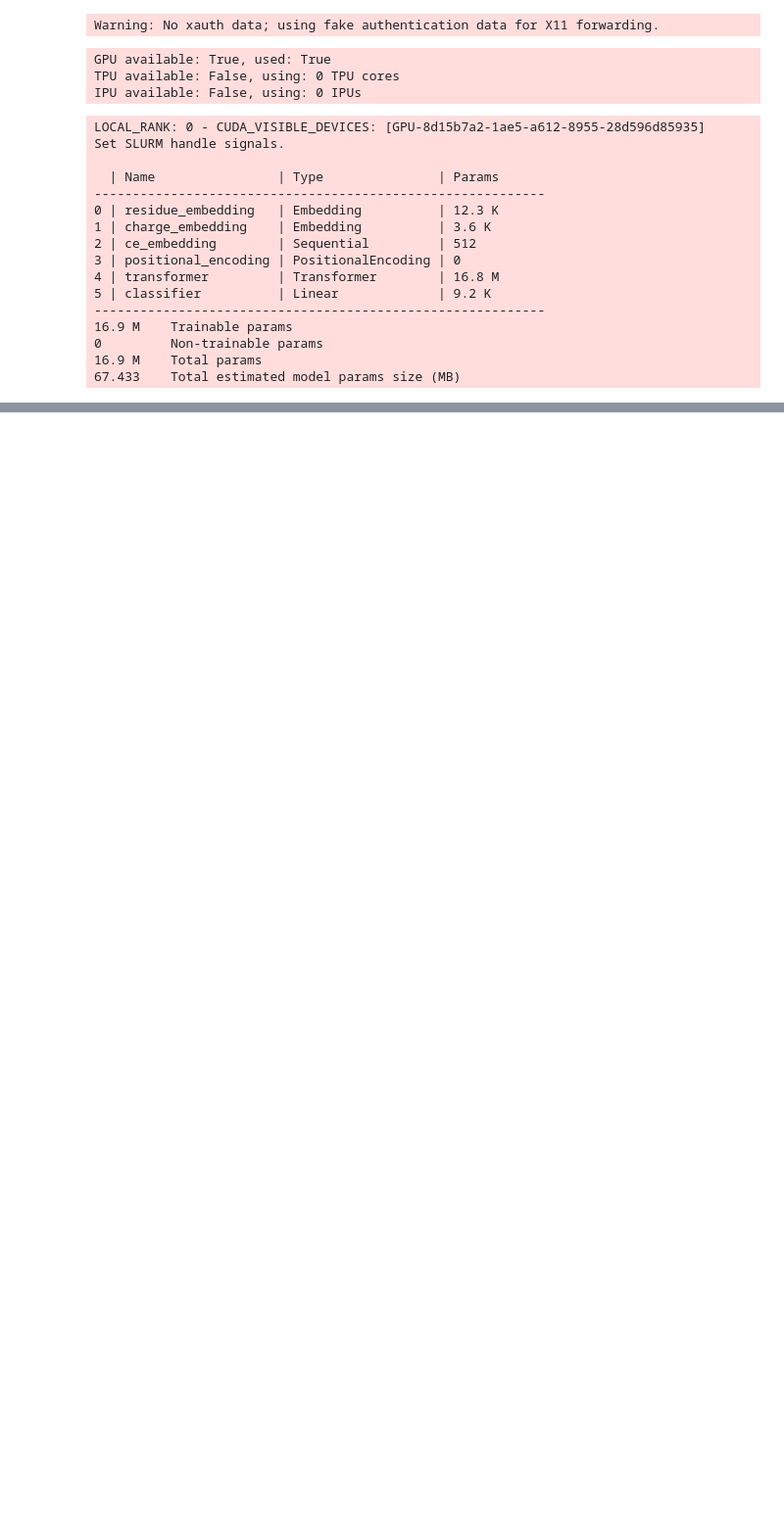
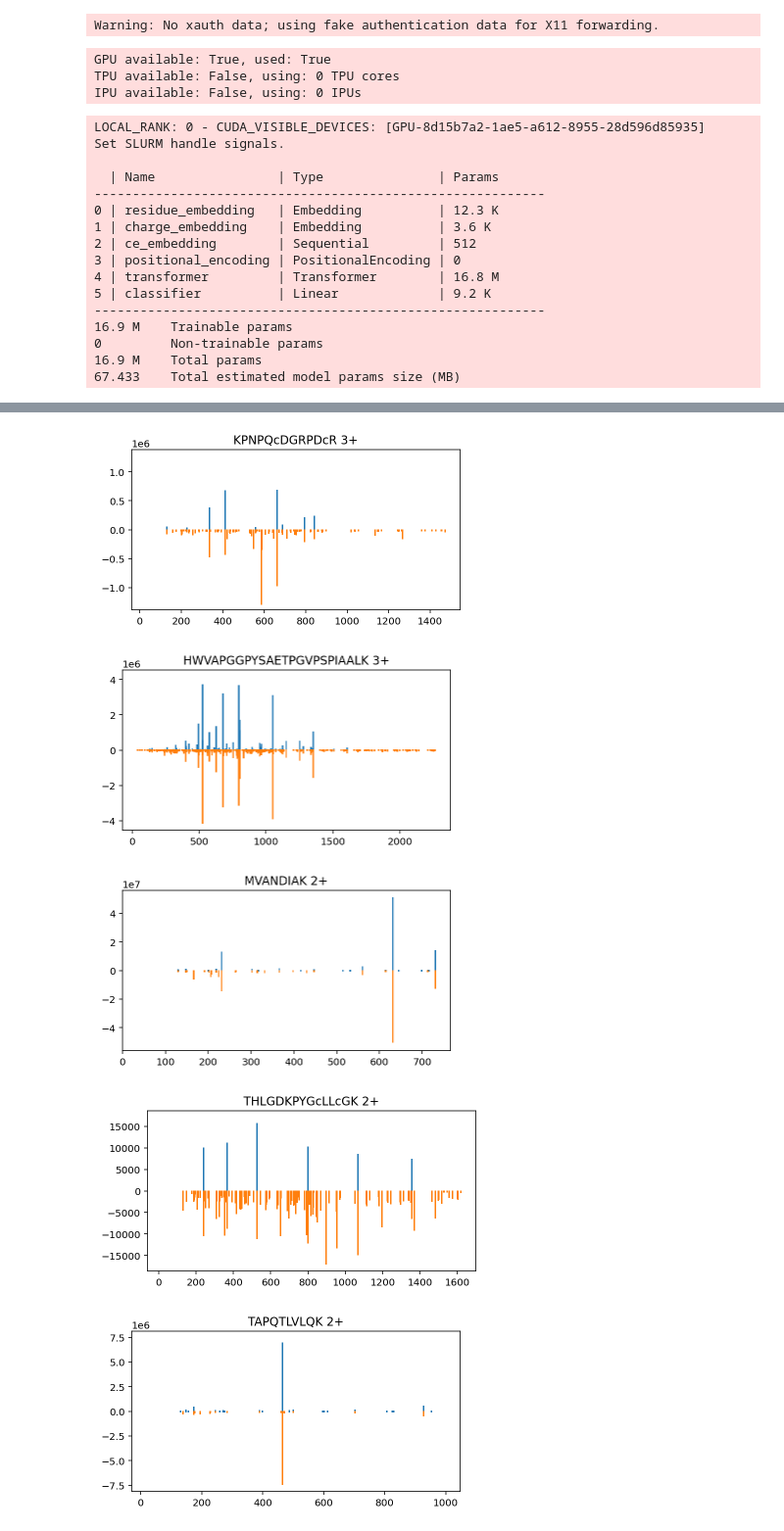
Before and after one commit to murphy17/MSPretraining, a Jupyter notebook: MSPretraining.ipynb, the cells around one changed output, grey strips where cells are left out. Shown: that part at 98% size. Saved outputs shown, nothing was run; the diff lists cells and outputs as text; code cells hidden in the pictures; blank space fills up the shorter version.

```diff
--- a/MSPretraining.ipynb
+++ b/MSPretraining.ipynb
@@ -79,11 +79,5 @@ Set SLURM handle signals.
 67.433    Total estimated model params size (MB)
 # %%
 dm.setup()
-
-for i, batch in enumerate(dm.predict_dataloader()):
-    if i == 1:
-        break
-
 model = model.cpu()
-model.eval()
-batch['y_pred'] = model.predict_step(batch)
+model.eval();
@@ -90,11 +102,26 @@ batch['y_pred'] = model.predict_step(batch)
 # %%
 from src.plotting import faststem
 from src.spectrum import fragment_mz_tensor
 
-mz = fragment_mz_tensor(batch['sequence'][0]).ravel()
-y = batch['y'][0].detach().cpu().numpy().ravel()
-y_pred = batch['y_pred'][0].detach().cpu().numpy().ravel()
-y_mask = batch['y_mask'][0].detach().cpu().numpy().ravel()
-faststem(mz,y)
-faststem(mz,-y_pred)
-# faststem(mz,-y_mask*1e5)
+for i, batch in enumerate(dm.predict_dataloader(shuffle=True)):
+    if i == 10:
+        break
+
+    batch['y_pred'] = model.predict_step(batch)
+
+    mz = fragment_mz_tensor(batch['sequence'][0]).ravel()
+    y = batch['y'][0].detach().cpu().numpy().ravel()
+    y_pred = batch['y_pred'][0].detach().cpu().numpy().ravel()
+
+    plt.figure(figsize=(6,3))
+    faststem(mz,y)
+    faststem(mz,-y_pred)
+    yl = max(np.abs(plt.ylim()))
+    plt.ylim([-yl,yl])
+    plt.title(f"{batch['sequence'][0]} {batch['charge'][0]}+")
+# %% [output]
+[figure, added]
+[figure, added]
+[figure, added]
+[figure, added]
+[figure, added]
```
Also changed, not shown: parts of 2 cells of this notebook, 1 other file.
